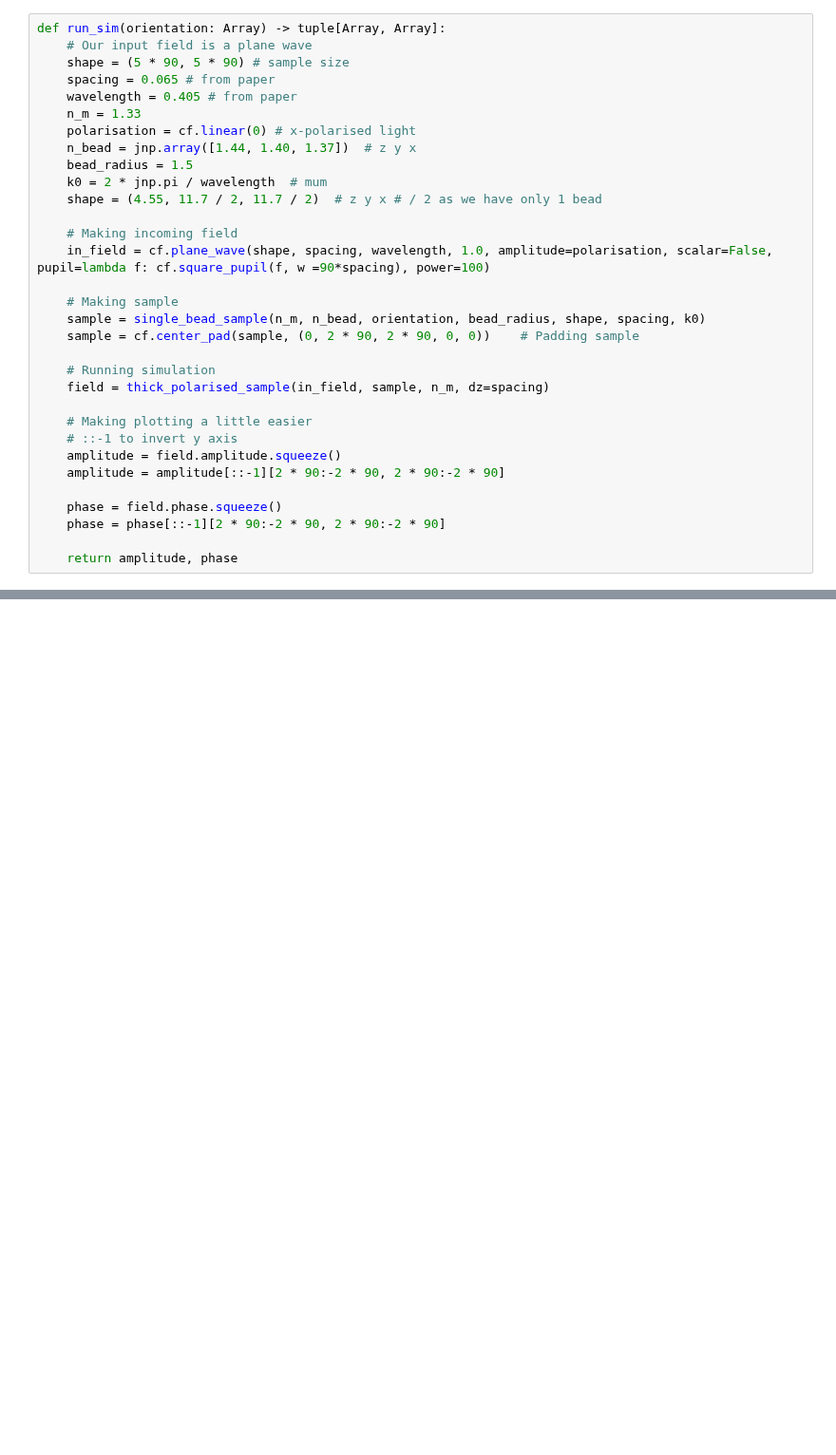
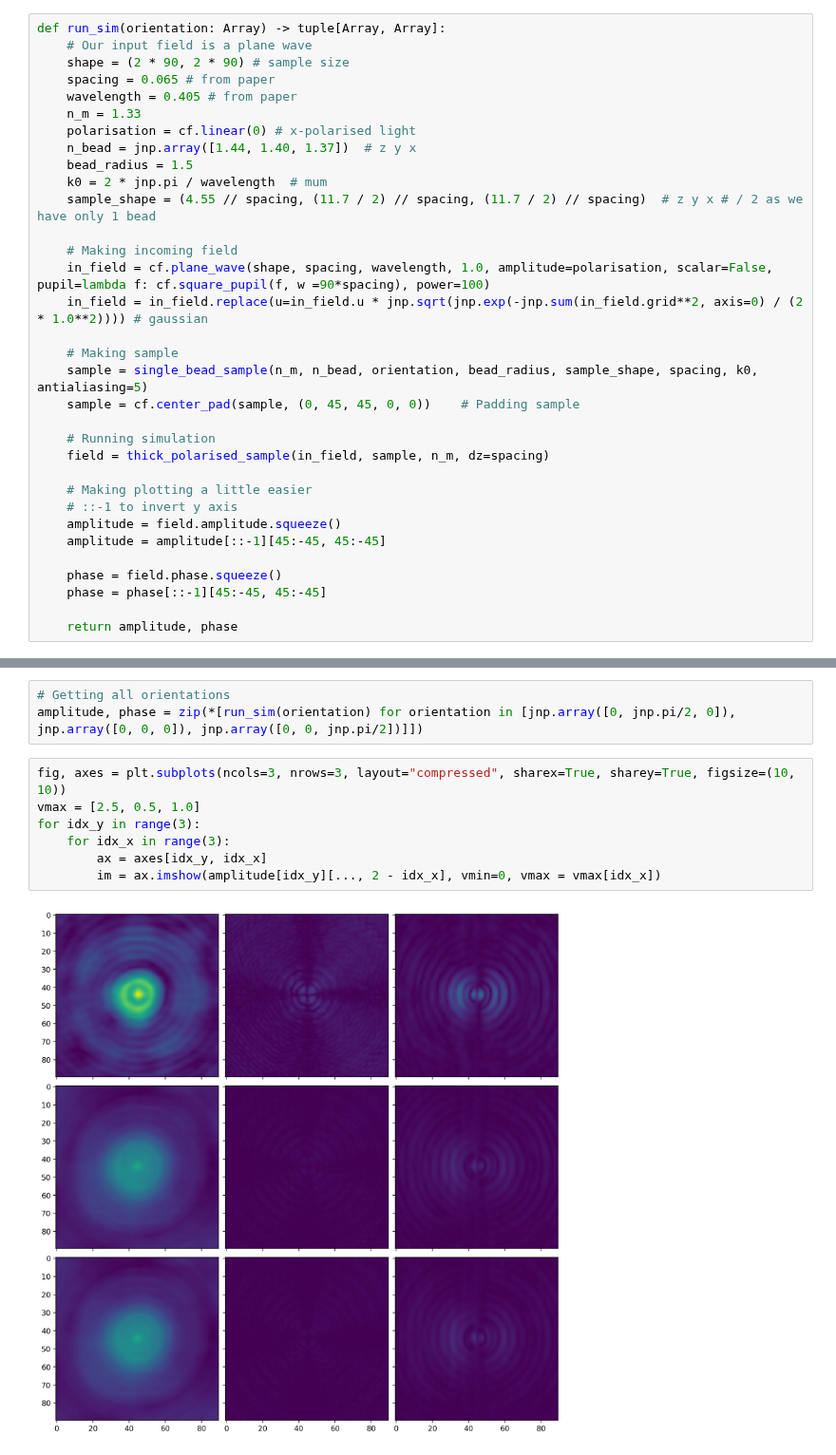
Before and after one commit to chromatix-team/chromatix, a Jupyter notebook: polarised_multislice/03_single_beads.ipynb, the cells around one changed output, grey strips where cells are left out. Shown at 95% size. Cells and saved outputs as stored; diff of their text form; blank space fills up the shorter version.

```diff
--- a/polarised_multislice/03_single_beads.ipynb
+++ b/polarised_multislice/03_single_beads.ipynb
@@ -11,7 +12,7 @@ from tensor_tomo import thick_polarised_sample
 # %%
 def run_sim(orientation: Array) -> tuple[Array, Array]:
     # Our input field is a plane wave
-    shape = (5 * 90, 5 * 90) # sample size
+    shape = (2 * 90, 2 * 90) # sample size
     spacing = 0.065 # from paper
     wavelength = 0.405 # from paper
     n_m = 1.33
@@ -19,14 +20,15 @@ def run_sim(orientation: Array) -> tuple[Array, Array]:
     n_bead = jnp.array([1.44, 1.40, 1.37])  # z y x
     bead_radius = 1.5
     k0 = 2 * jnp.pi / wavelength  # mum
-    shape = (4.55, 11.7 / 2, 11.7 / 2)  # z y x # / 2 as we have only 1 bead
+    sample_shape = (4.55 // spacing, (11.7 / 2) // spacing, (11.7 / 2) // spacing)  # z y x # / 2 as we have only 1 bead
 
     # Making incoming field
     in_field = cf.plane_wave(shape, spacing, wavelength, 1.0, amplitude=polarisation, scalar=False, pupil=lambda f: cf.square_pupil(f, w =90*spacing), power=100)
+    in_field = in_field.replace(u=in_field.u * jnp.sqrt(jnp.exp(-jnp.sum(in_field.grid**2, axis=0) / (2 * 1.0**2)))) # gaussian
 
     # Making sample
-    sample = single_bead_sample(n_m, n_bead, orientation, bead_radius, shape, spacing, k0)
-    sample = cf.center_pad(sample, (0, 2 * 90, 2 * 90, 0, 0))    # Padding sample
+    sample = single_bead_sample(n_m, n_bead, orientation, bead_radius, sample_shape, spacing, k0, antialiasing=5)
+    sample = cf.center_pad(sample, (0, 45, 45, 0, 0))    # Padding sample
 
     # Running simulation
     field = thick_polarised_sample(in_field, sample, n_m, dz=spacing)
@@ -34,9 +36,9 @@ def run_sim(orientation: Array) -> tuple[Array, Array]:
     # Making plotting a little easier
     # ::-1 to invert y axis
     amplitude = field.amplitude.squeeze()
-    amplitude = amplitude[::-1][2 * 90:-2 * 90, 2 * 90:-2 * 90]
+    amplitude = amplitude[::-1][45:-45, 45:-45]
 
     phase = field.phase.squeeze()
-    phase = phase[::-1][2 * 90:-2 * 90, 2 * 90:-2 * 90]
+    phase = phase[::-1][45:-45, 45:-45]
 
     return amplitude, phase
@@ -46,0 +45,12 @@ TypeError: Shapes must be 1D sequences of concrete values of integer type, got (
+# %%
+# Getting all orientations
+amplitude, phase = zip(*[run_sim(orientation) for orientation in [jnp.array([0, jnp.pi/2, 0]), jnp.array([0, 0, 0]), jnp.array([0, 0, jnp.pi/2])]])
+# %%
+fig, axes = plt.subplots(ncols=3, nrows=3, layout="compressed", sharex=True, sharey=True, figsize=(10, 10))
+vmax = [2.5, 0.5, 1.0]
+for idx_y in range(3):
+    for idx_x in range(3):
+        ax = axes[idx_y, idx_x]
+        im = ax.imshow(amplitude[idx_y][..., 2 - idx_x], vmin=0, vmax = vmax[idx_x])
+# %% [output]
+[figure, added]
```
Also changed, not shown: parts of 3 cells of this notebook, 3 other files.
